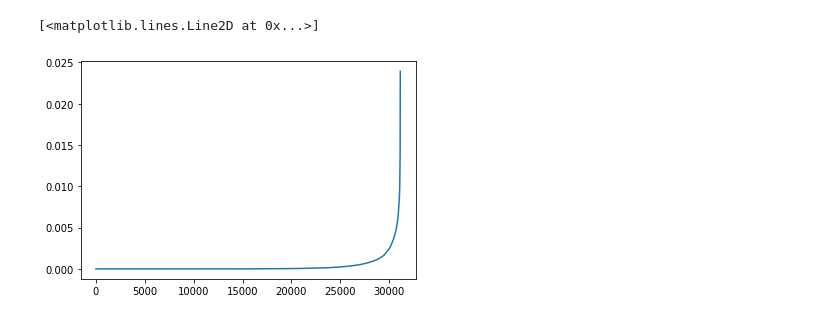
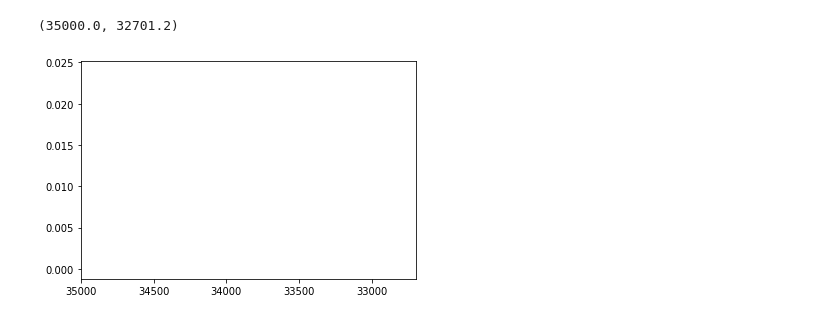
Before and after one commit to snb3285/CS-225-Tourist-Location-Recommendation-App, a Jupyter notebook: Model.ipynb, the cells around one changed output. Saved outputs shown, nothing was run; the diff lists cells and outputs as text; code cells hidden in the pictures.

```diff
--- a/Model.ipynb
+++ b/Model.ipynb
@@ -35,11 +35,12 @@ distances, indices = nbrs.kneighbors(np.radians(coords))
 # %%
 #Visualize elbow
 distances2 = np.sort(distances, axis=0)
 distances2 = distances2[:,-1]
 plt.plot(distances2)
+plt.xlim(35000)
 # %% [output]
-[<matplotlib.lines.Line2D at 0x...>]
+(35000.0, 32701.2)
-[figure, old version]
+[figure, new version]
 # %%
 !pip install reverse_geocoder
 !pip install geopandas
```
Also changed, not shown: parts of 19 cells of this notebook.
